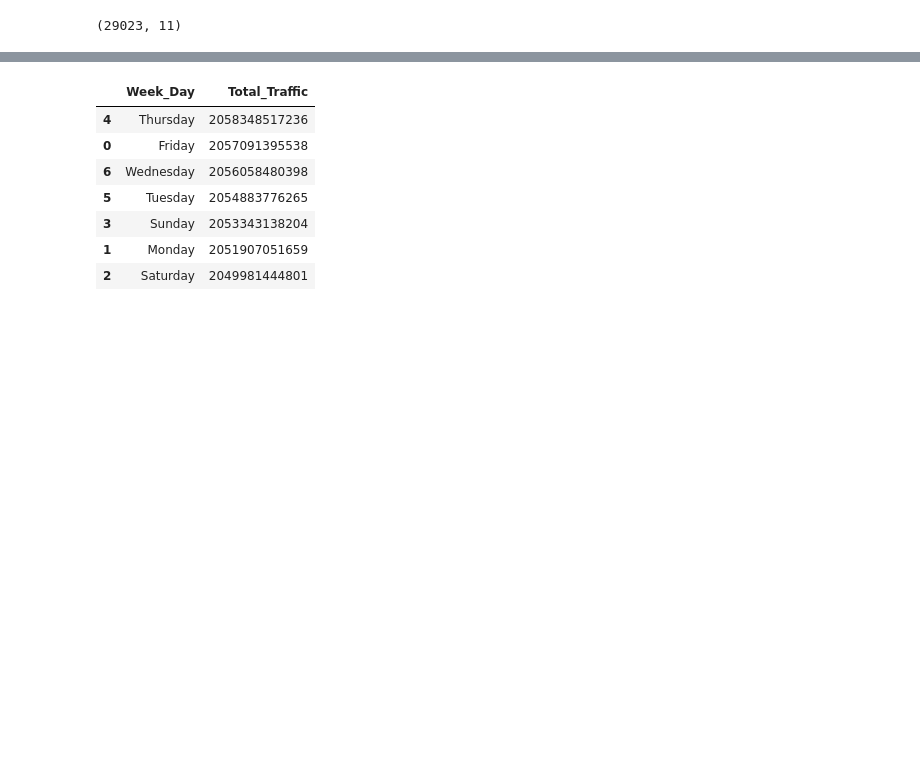
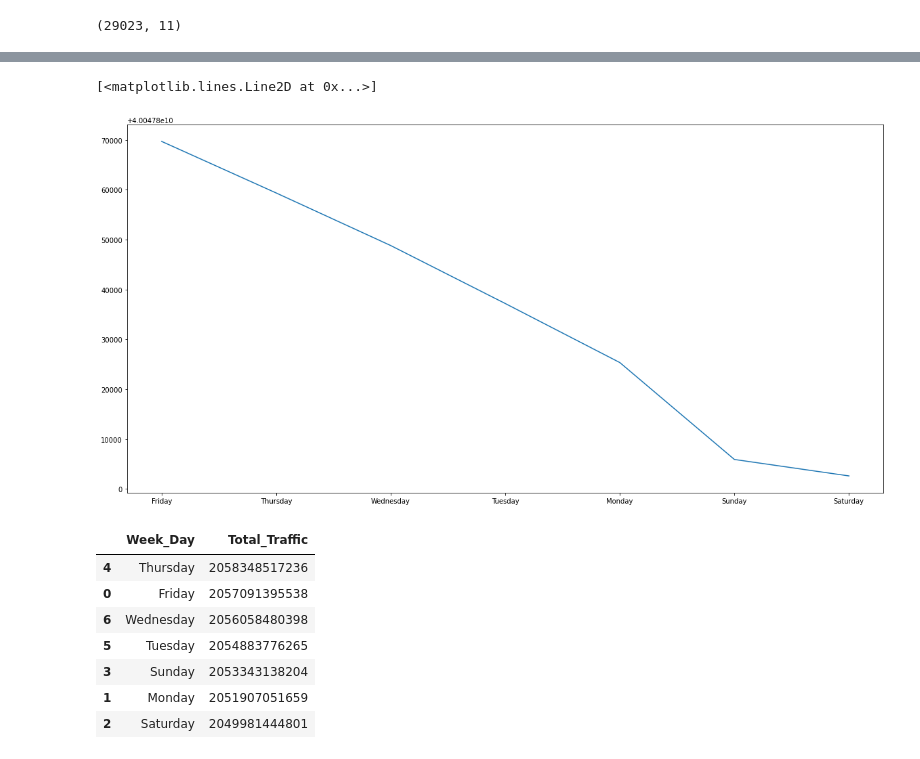
Before and after one commit to racheldilley1/mta-project-1, a Jupyter notebook: ritu_notebook.ipynb, the cells around one changed output, grey strips where cells are left out. Saved outputs shown, nothing was run; the diff lists cells and outputs as text; code cells hidden in the pictures; blank space fills up the shorter version.

Commit message:
Adding more plots

```diff
--- a/ritu_notebook.ipynb
+++ b/ritu_notebook.ipynb
@@ -304,3 +293,14 @@ test_station1.head()
+# %%
+
+test_station1 = station_grouped_filtered[station_grouped_filtered['STATION'] == '183 ST']
+test_station1.head()
+Total_Weekly_ridership = test_station1.groupby(['Week_Day']).Total_Traffic.sum().reset_index()
+Total_Weekly_ridership.sort_values(by=['Total_Traffic'],inplace = True, ascending = False)
+Total_Weekly_ridership.head(10)
+plt.plot(Total_Weekly_ridership['Week_Day'],Total_Weekly_ridership['Total_Traffic'])
+# %% [output]
+[<matplotlib.lines.Line2D at 0x...>]
+[figure, added]
 # %%
 Total_Weekly_ridership = station_grouped_filtered.groupby(['Week_Day']).Total_Traffic.sum().reset_index()
 # %%
```
Also changed, not shown: parts of 7 cells of this notebook.
